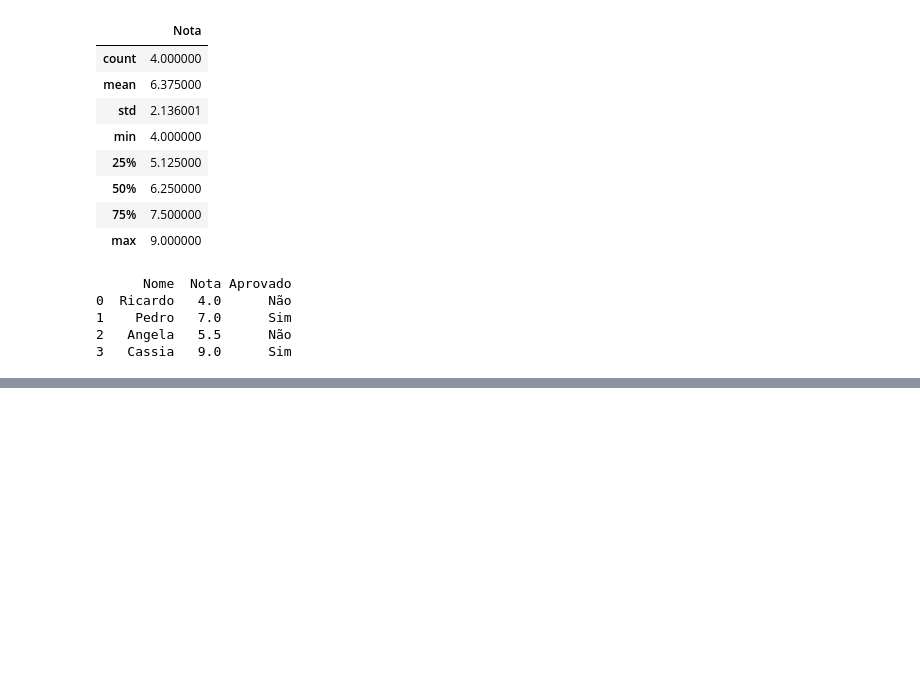
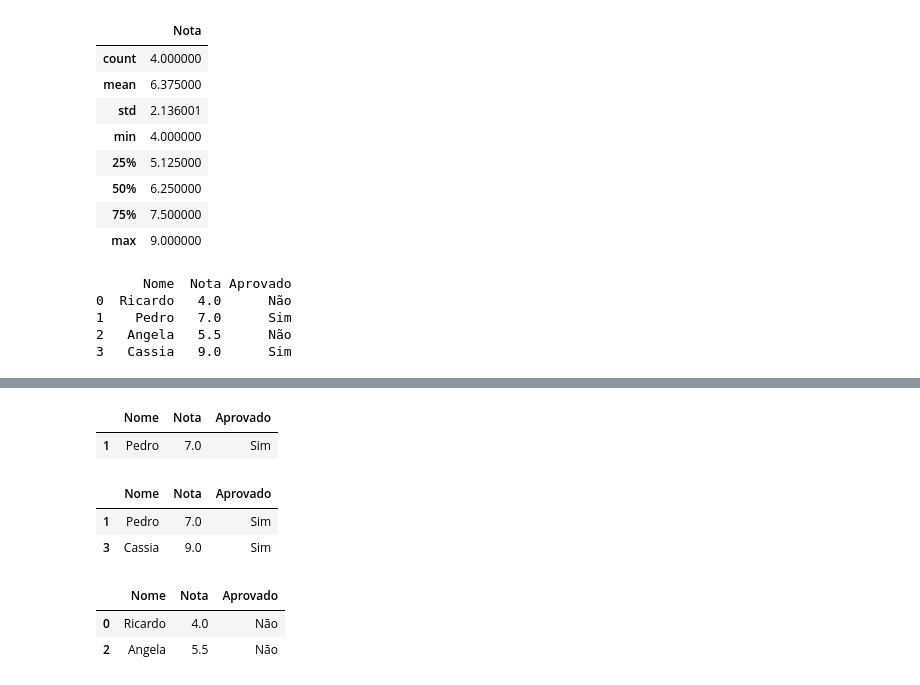
Before and after one commit to francojra/python_para_machine_learning, a Jupyter notebook: Machine_Learning.ipynb, the cells around one changed output, grey strips where cells are left out. Drawn from its saved outputs; the diff is of its cells as text; code cells hidden in the pictures; blank space fills up the shorter version.

```diff
--- a/Machine_Learning.ipynb
+++ b/Machine_Learning.ipynb
@@ -631,0 +621,17 @@ dataframe.loc[dataframe['Nota'] >= 7] # Para filtrar notas iguais e acima de 7
+# %%
+dataframe.loc[dataframe['Nome'] == 'Pedro'] # Filtra a coluna Nome e a linha onde tem Pedro.
+# %% [output]
+|  | Nome | Nota | Aprovado |
+| 1 | Pedro | 7.0 | Sim |
+# %%
+dataframe.loc[dataframe['Nota'] >= 7] # Para filtrar notas iguais e acima de 7.
+# %% [output]
+|  | Nome | Nota | Aprovado |
+| 1 | Pedro | 7.0 | Sim |
+| 3 | Cassia | 9.0 | Sim |
+# %%
+dataframe.loc[dataframe['Aprovado'] == 'Não'] # Para filtrar alunas não aprovados.
+# %% [output]
+|  | Nome | Nota | Aprovado |
+| 0 | Ricardo | 4.0 | Não |
+| 2 | Angela | 5.5 | Não |
```
Also changed, not shown: parts of 16 cells of this notebook.
